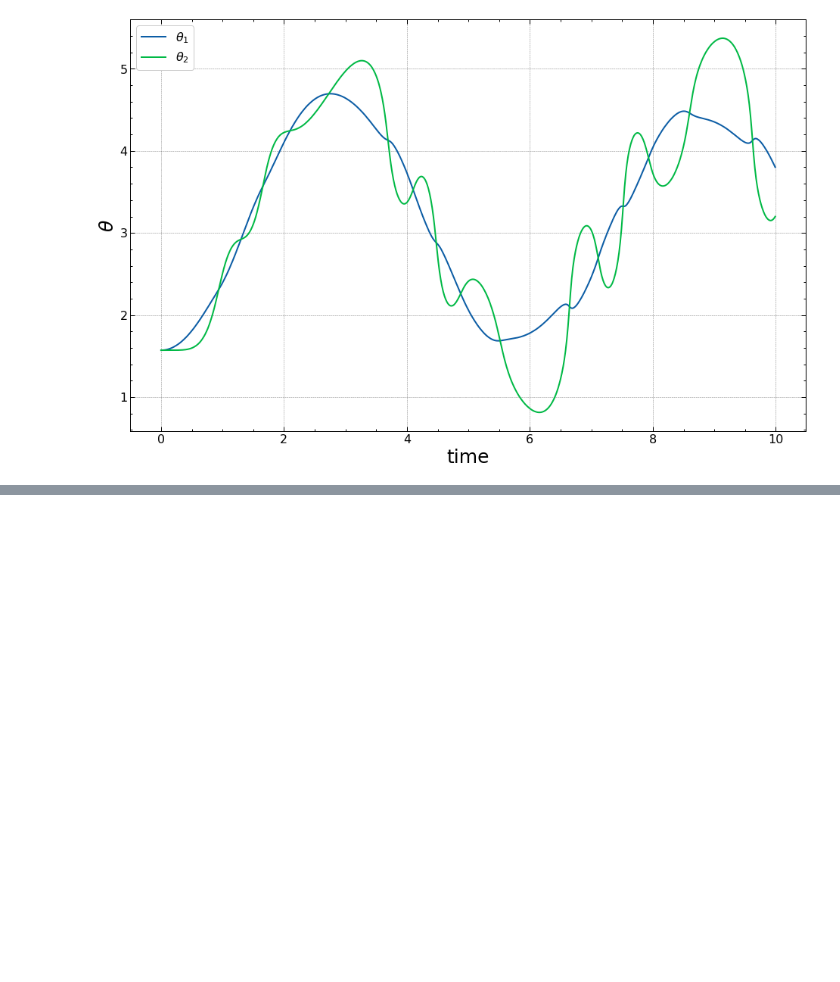
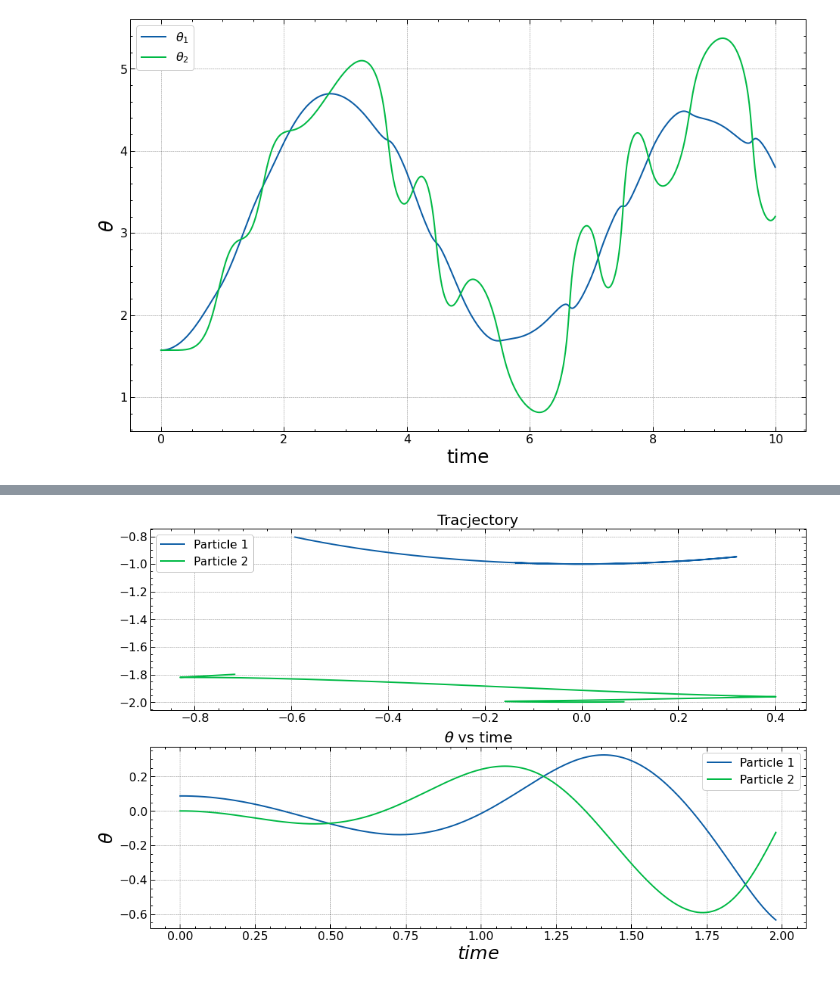
Before and after one commit to Souvik-0612/Lagrangian, a Jupyter notebook: Double pendulum.ipynb, the cells around one changed output, grey strips where cells are left out. Saved outputs shown, nothing was run; the diff lists cells and outputs as text; code cells hidden in the pictures; blank space fills up the shorter version.

```diff
--- a/Double pendulum.ipynb
+++ b/Double pendulum.ipynb
@@ -121,0 +122,53 @@ plt.show()
+# %%
+#Constants:
+m1 = 1; m2 = 1; l1 = 1; l2 = 1; g = 9.8
+
+#Initial conditions
+ti = 0; tht1 = np.pi/36; tht2 = 0; w1 = 0; w2 = 0; tf = 2; h = 0.01
+
+#empty list
+THT1 = []; THT2 = []; tt = []; W1 = []; W2 = []; x1 = []; y1 = [];x2 = []; y2 =[]
+
+def Omega1(tht1, tht2, w1, w2):
+    return (m2*g*l1*cos(tht1 - tht2)*sin(tht2) - m2*l1**2*cos(tht1 - tht2)*sin(tht1 - tht2)*w1**2 - m2*l1*l2*sin(tht1 - tht2)*w2**2 - g*(m1*l1 + m2*l2)*sin(tht1))/((m1 + m2)*l1**2 - m2*l1**2*(cos(tht1 - tht2))**2)
+def Omega2(tht1, tht2, w1, w2):
+    return ((m2**2/(m1+m2))*l2**2*cos(tht1 - tht2)*sin(tht1 - tht2)*w2**2 - (m2*l2*g*cos(tht1 - tht2)*sin(tht1)*(m1*l1 + m2*l2)/(l1*(m1+m2))) + m2*l1*l2*sin(tht1 - tht2)*w1**2 - m2*g*l2*sin(tht2))/(m2*l2**2 - m2**2*l2**2*(cos(tht1 - tht2)**2/(m1+m2)))
+
+while (tf - ti) >= h:
+    tt.append(ti)
+    THT1.append(tht1)
+    x1.append(l1*sin(tht1))
+    y1.append(-l1*cos(tht1))
+    THT2.append(tht2)
+    x2.append(l1*sin(tht1) + l2*sin(tht2))
+    y2.append(-(l1*cos(tht1) + l2*cos(tht2)))
+    W1.append(w1)
+    W2.append(w2)
+
+    #Euler
+    ti += h
+    tht1 += h*w1
+    tht2 += h*w2
+    w1 += h*Omega1(tht1, tht2, w1, w2)
+    w2 += h*Omega2(tht1, tht2, w1, w2)
+
+#Plotting
+plt.figure(figsize=(16, 10))
+plt.subplot(211)
+plt.title("Tracjectory", size = 20)
+plt.plot(x1, y1, label = "Particle 1")
+plt.plot(x2, y2, label = "Particle 2")
+plt.legend()
+
+plt.subplot(212)
+plt.title(r"$\theta$ vs time", size = 20)
+plt.plot(tt, THT1, label = "Particle 1")
+plt.plot(tt, THT2, label = "Particle 2")
+plt.xlabel(r"$time$", size = 25)
+plt.ylabel(r"$\theta$", size = 25)
+plt.legend()
+
+
+plt.show()
+# %% [output]
+[figure, added]
```
Also changed, not shown: parts of 8 cells of this notebook.
